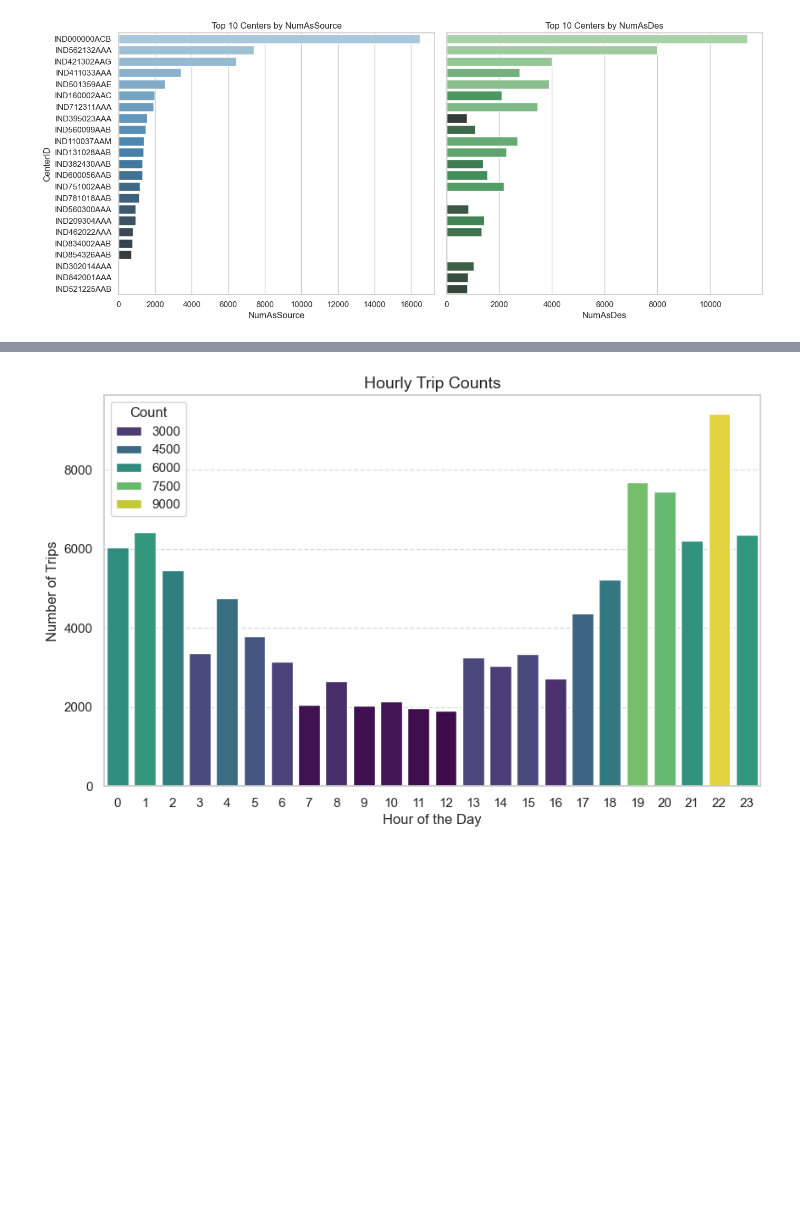
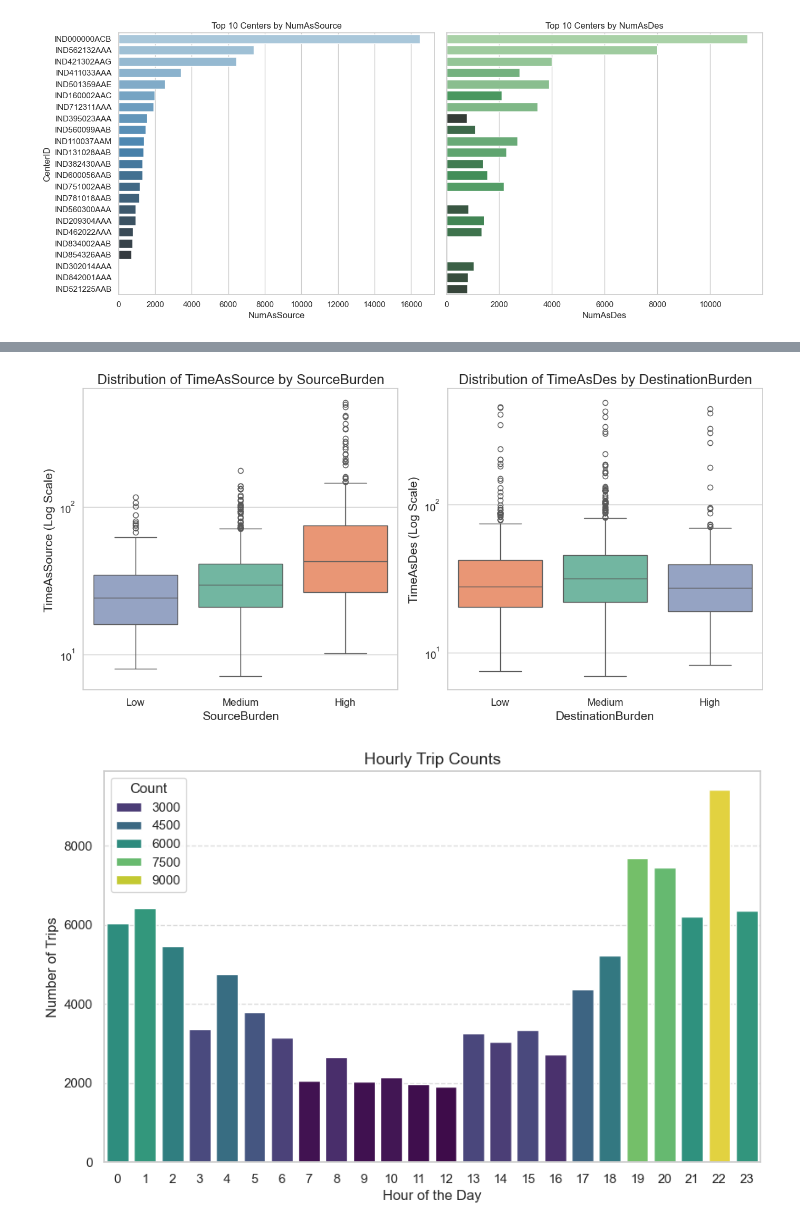
Before and after one commit to qweqwedfa/ProgrammingIndividual, a Jupyter notebook: Improvement_with_python.ipynb, the cells around one changed output, grey strips where cells are left out. Saved outputs shown, nothing was run; the diff lists cells and outputs as text; code cells hidden in the pictures; blank space fills up the shorter version.

```diff
--- a/Improvement_with_python.ipynb
+++ b/Improvement_with_python.ipynb
@@ -267,0 +415,13 @@ plt.show()
+# %%
+# apply burden level into original dataset
+train_df.columns
+
+# osrm_time is verified in the group prject, and here we use it to evaluate the delivery time
+burden_delivery_relation_df = train_df[['source_center', 'destination_center', 'osrm_time']]
+burden_delivery_relation_df
+
+
+Source_and_des = Source_and_des.drop_duplicates()
+#burden_delivery_relation_df = burden_delivery_relation_df.merge(Source_and_des['SourceBurden'], on='source_center', how='right')
+
+Source_and_des
@@ -267,0 +469,5 @@ plt.show()
+# %%
+osrm_source.shape
+burden_osrm_merge = pd.merge(osrm_source, Source_and_des, on='CenterID', how='left')
+burden_osrm_merge
+# this df is perfect for visualize the relationship between burden and delivery time
@@ -268,3 +488,30 @@ plt.show()
+# %%
+fig, axes = plt.subplots(1, 2, figsize=(12, 6), sharex=True)
+
+# source burden
+sns.boxplot(x='SourceBurden', y='TimeAsSource', hue = 'SourceBurden', data=burden_osrm_merge, ax=axes[0], palette="Set2", order = ['Low', 'Medium', 'High'])
+axes[0].set_title('Distribution of TimeAsSource by SourceBurden', fontsize=16)
+axes[0].set_xlabel('SourceBurden', fontsize=14)
+axes[0].set_ylabel('TimeAsSource (Log Scale)', fontsize=14)
+axes[0].set_yscale("log")
+axes[0].tick_params(axis='both', labelsize=12)
+
+# des burden
+sns.boxplot(x='DestinationBurden', y='TimeAsDes', hue = 'DestinationBurden', data=burden_osrm_merge, ax=axes[1], palette="Set2", order = ['Low', 'Medium', 'High'])
+axes[1].set_title('Distribution of TimeAsDes by DestinationBurden', fontsize=16)
+axes[1].set_xlabel('DestinationBurden', fontsize=14)
+axes[1].set_ylabel('TimeAsDes (Log Scale)', fontsize=14)
+axes[1].set_yscale("log")
+axes[1].tick_params(axis='both', labelsize=12)
+
+
+plt.tight_layout()
+plt.show()
+
+# Obviously, the effect is more significant when center functions as source
+# As a result, this is the feature worth analyzing
+# %% [output]
+[figure, added]
 # %%
 # conclusion can be reached that the main sources are the major desinations as well
 # then it comes to the time
```
Also changed, not shown: parts of 16 cells of this notebook.
